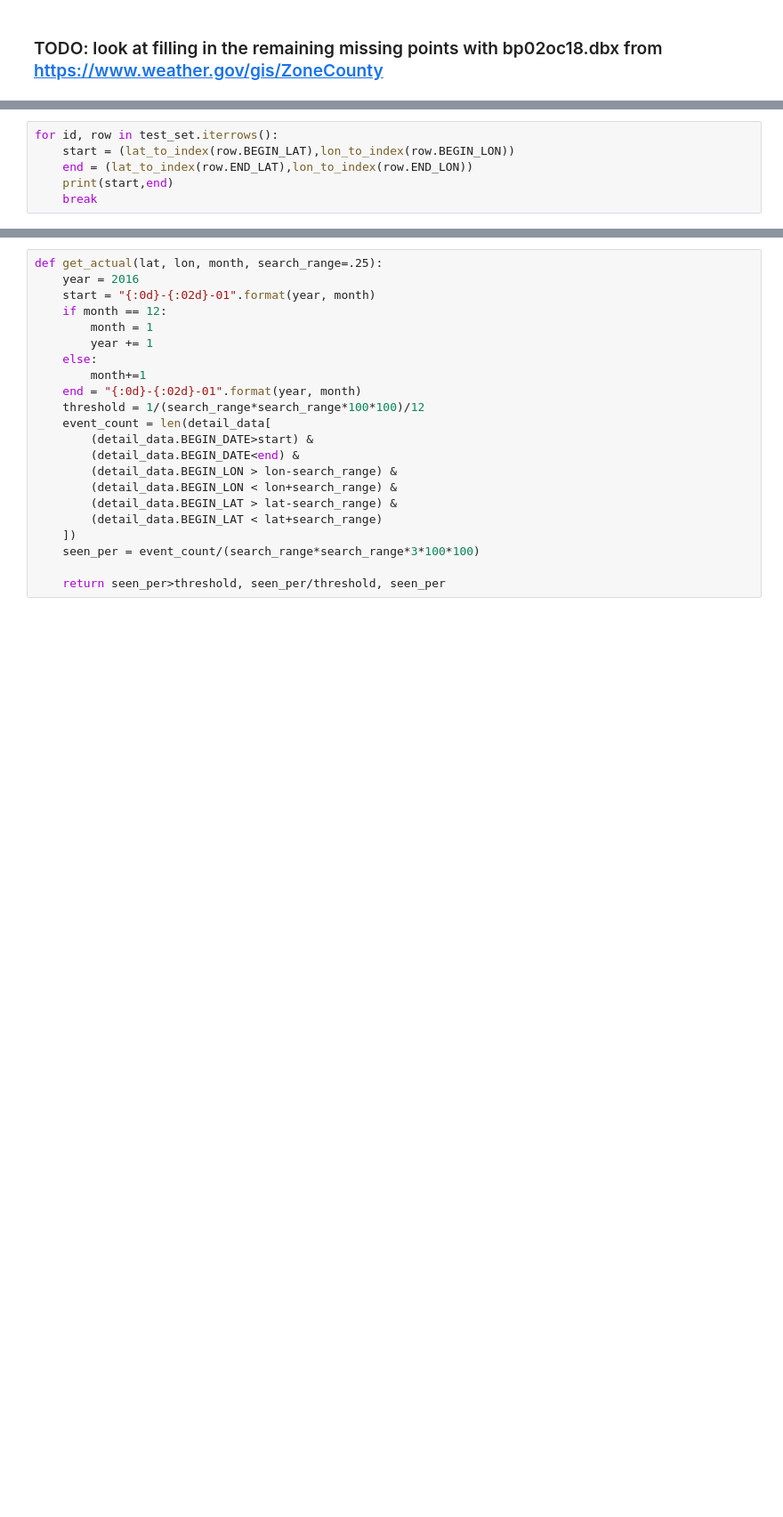
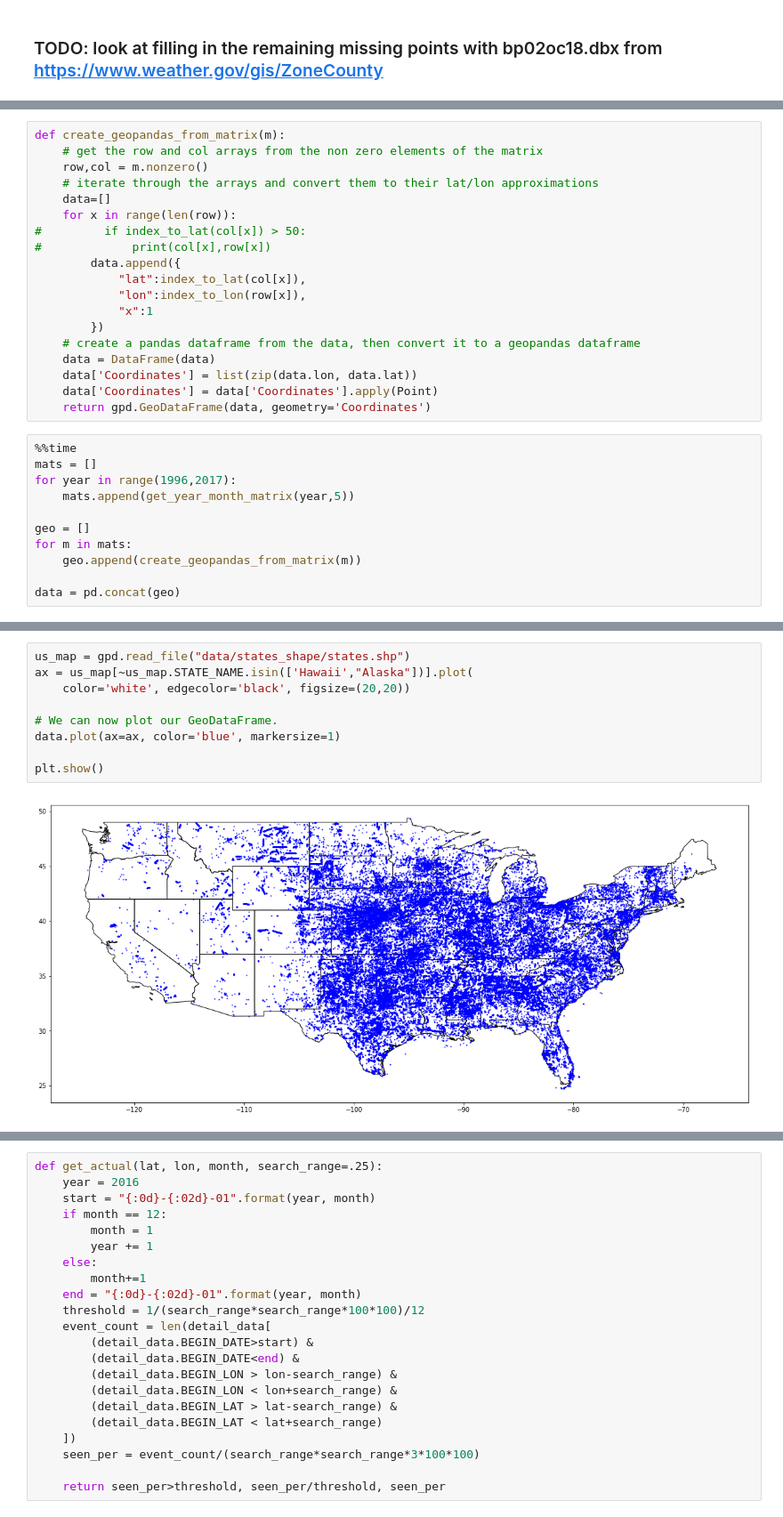
Before and after one commit to jonhartm/SI671_Project, a Jupyter notebook: SI671-Project.ipynb, the cells around one changed output, grey strips where cells are left out. Shown at 89% size. Cells and saved outputs as stored; diff of their text form; blank space fills up the shorter version.

Commit message:
got geopandas working

```diff
--- a/SI671-Project.ipynb
+++ b/SI671-Project.ipynb
@@ -262,6 +272,0 @@ m = lil_matrix((5783,2460), dtype=np.int8)
-# %%
-for id, row in test_set.iterrows():
-    start = (lat_to_index(row.BEGIN_LAT),lon_to_index(row.BEGIN_LON))
-    end = (lat_to_index(row.END_LAT),lon_to_index(row.END_LON))
-    print(start,end)
-    break
@@ -349,0 +315,30 @@ mats['1996']['11']
+# %%
+def create_geopandas_from_matrix(m):
+    # get the row and col arrays from the non zero elements of the matrix
+    row,col = m.nonzero()
+    # iterate through the arrays and convert them to their lat/lon approximations
+    data=[]
+    for x in range(len(row)):
+#         if index_to_lat(col[x]) > 50:
+#             print(col[x],row[x])
+        data.append({
+            "lat":index_to_lat(col[x]),
+            "lon":index_to_lon(row[x]),
+            "x":1
+        })
+    # create a pandas dataframe from the data, then convert it to a geopandas dataframe
+    data = DataFrame(data)
+    data['Coordinates'] = list(zip(data.lon, data.lat))
+    data['Coordinates'] = data['Coordinates'].apply(Point)
+    return gpd.GeoDataFrame(data, geometry='Coordinates')
+# %%
+%%time
+mats = []
+for year in range(1996,2017):
+    mats.append(get_year_month_matrix(year,5))
+
+geo = []
+for m in mats:
+    geo.append(create_geopandas_from_matrix(m))
+
+data = pd.concat(geo)
@@ -349,0 +347,11 @@ mats['1996']['11']
+# %%
+us_map = gpd.read_file("data/states_shape/states.shp")
+ax = us_map[~us_map.STATE_NAME.isin(['Hawaii',"Alaska"])].plot(
+    color='white', edgecolor='black', figsize=(20,20))
+
+# We can now plot our GeoDataFrame.
+data.plot(ax=ax, color='blue', markersize=1)
+
+plt.show()
+# %% [output]
+[figure, added]
```
Also changed, not shown: parts of 30 cells of this notebook.
